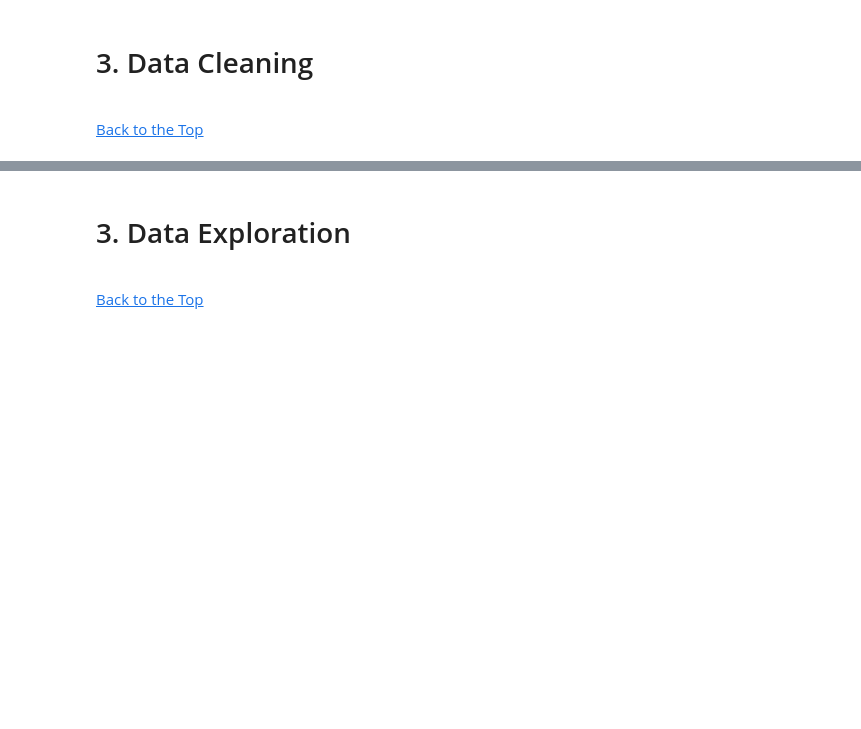
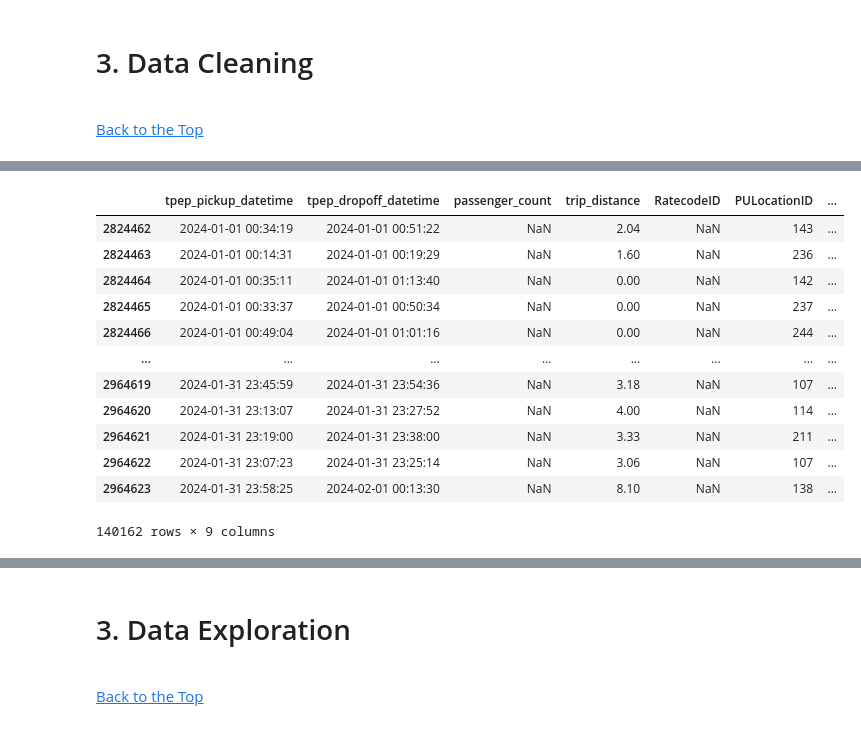
Before and after one commit to Tandoh3/New-York-Taxi-Analysis, a Jupyter notebook: Presentable Notebook.ipynb, the cells around one changed output, grey strips where cells are left out. Cells and saved outputs as stored; diff of their text form; code cells hidden in the pictures; blank space fills up the shorter version.

Commit message:
Data has been cleaned for Data Preparation

```diff
--- a/Presentable Notebook.ipynb
+++ b/Presentable Notebook.ipynb
@@ -243,0 +265,3 @@ c
+# %%
+taxi_data_filtered = taxi_data[(taxi_data['total_amount']>=0)\
+                               & (taxi_data['total_amount'])<200]
@@ -243,0 +287,18 @@ c
+# %%
+#Explore the empty values to find if there are some correlations why there are empty values
+taxi_data_filtered[(taxi_data_filtered['passenger_count'].isna())\
+         &(taxi_data_filtered['RatecodeID'].isna())]
+# %% [output]
+|  | tpep_pickup_datetime | tpep_dropoff_datetime | passenger_count | trip_distance | RatecodeID | PULocationID | ... |
+| 2824462 | 2024-01-01 00:34:19 | 2024-01-01 00:51:22 | NaN | 2.04 | NaN | 143 | ... |
+| 2824463 | 2024-01-01 00:14:31 | 2024-01-01 00:19:29 | NaN | 1.60 | NaN | 236 | ... |
+| 2824464 | 2024-01-01 00:35:11 | 2024-01-01 01:13:40 | NaN | 0.00 | NaN | 142 | ... |
+| 2824465 | 2024-01-01 00:33:37 | 2024-01-01 00:50:34 | NaN | 0.00 | NaN | 237 | ... |
+| 2824466 | 2024-01-01 00:49:04 | 2024-01-01 01:01:16 | NaN | 0.00 | NaN | 244 | ... |
+| ... | ... | ... | ... | ... | ... | ... | ... |
+| 2964619 | 2024-01-31 23:45:59 | 2024-01-31 23:54:36 | NaN | 3.18 | NaN | 107 | ... |
+| 2964620 | 2024-01-31 23:13:07 | 2024-01-31 23:27:52 | NaN | 4.00 | NaN | 114 | ... |
+| 2964621 | 2024-01-31 23:19:00 | 2024-01-31 23:38:00 | NaN | 3.33 | NaN | 211 | ... |
+| 2964622 | 2024-01-31 23:07:23 | 2024-01-31 23:25:14 | NaN | 3.06 | NaN | 107 | ... |
+| 2964623 | 2024-01-31 23:58:25 | 2024-02-01 00:13:30 | NaN | 8.10 | NaN | 138 | ... |
+140162 rows × 9 columns
```
Also changed, not shown: parts of 22 cells of this notebook.
